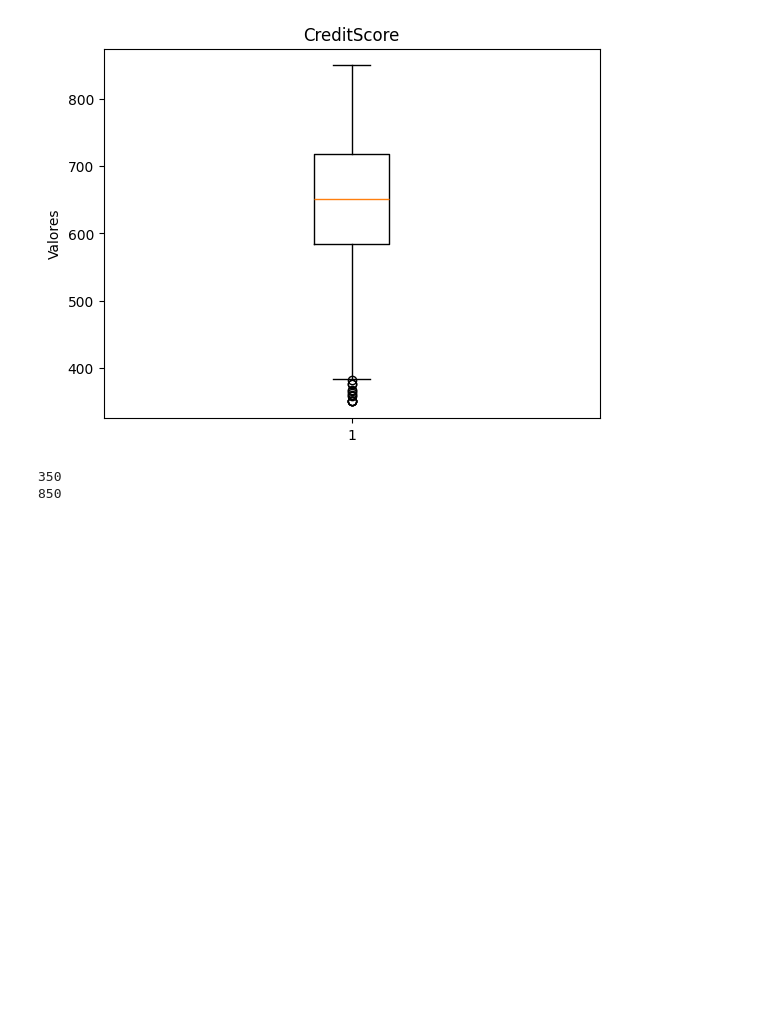
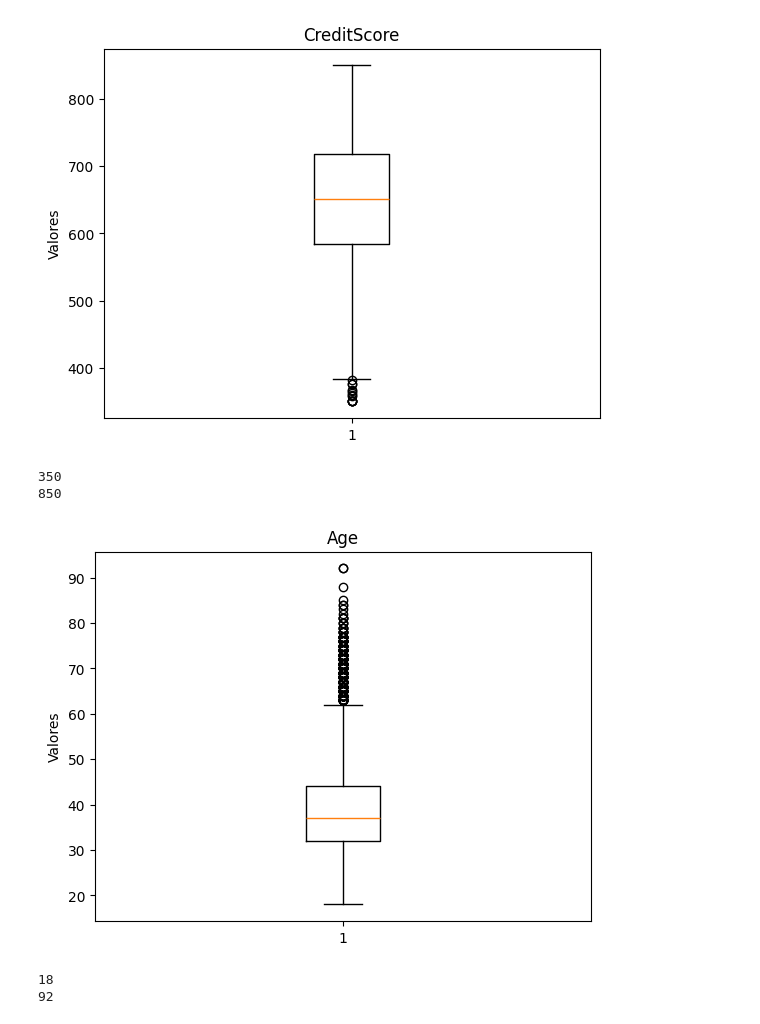
Before and after one commit to felippe-ribeiro/AulasIAFIAP, a Jupyter notebook: Aula4_FeatureScaling.ipynb, the cells around one changed output. Drawn from its saved outputs; the diff is of its cells as text; code cells hidden in the pictures; blank space fills up the shorter version.

```diff
--- a/Aula4_FeatureScaling.ipynb
+++ b/Aula4_FeatureScaling.ipynb
@@ -64,3 +64,16 @@ print(df['CreditScore'].max())
 # %% [output]
 350
 850
+# %%
+plt.boxplot(df['Age'])
+plt.title('Age')
+plt.ylabel('Valores')
+plt.show()
+# %% [output]
+[figure, added]
+# %%
+print(df['Age'].min())
+print(df['Age'].max())
+# %% [output]
+18
+92
```
Also changed, not shown: parts of 32 cells of this notebook.
